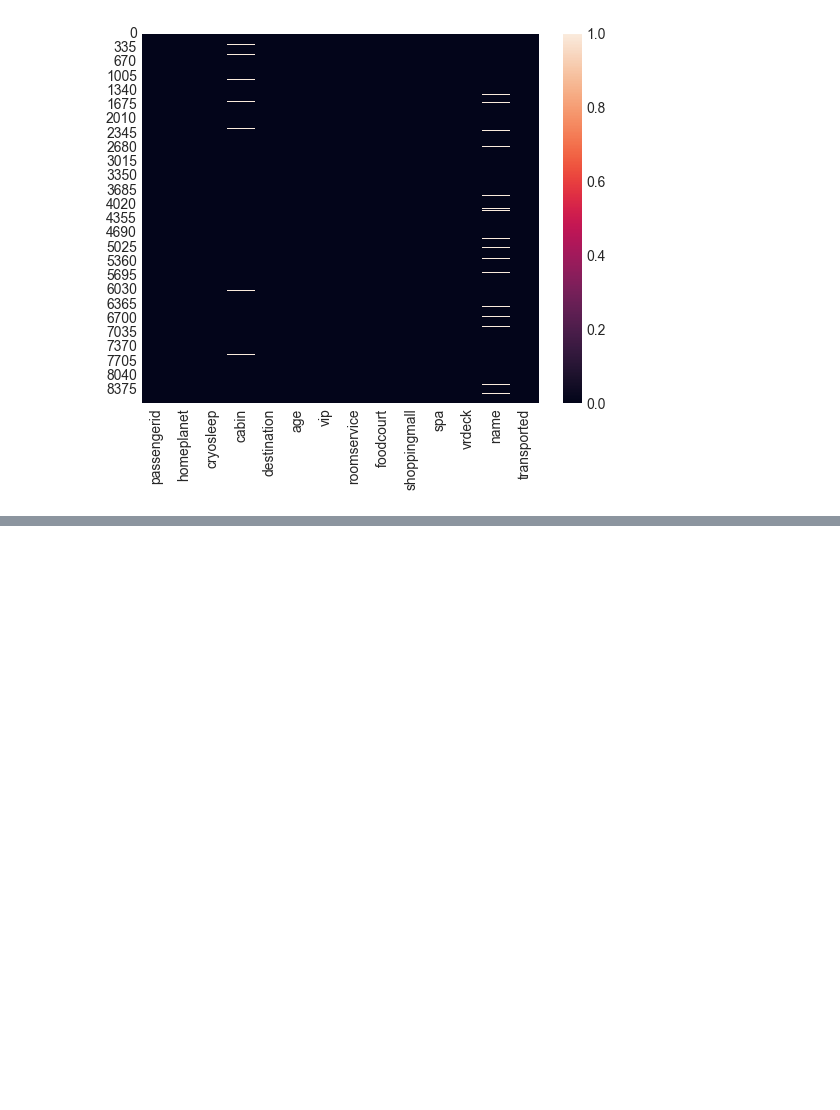
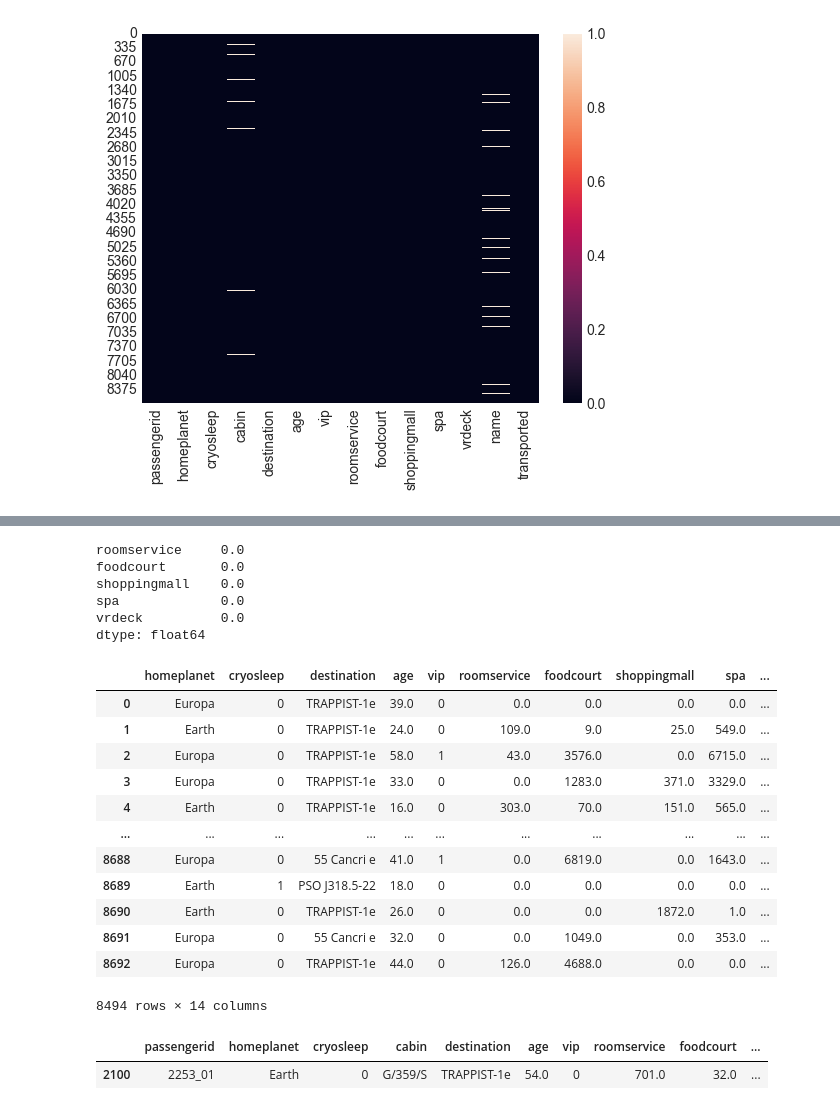
Before and after one commit to IamRaNo/SpaceShip-Titanic, a Jupyter notebook: SpaceShip Titanic Prediction.ipynb, the cells around one changed output, grey strips where cells are left out. Cells and saved outputs as stored; diff of their text form; code cells hidden in the pictures; blank space fills up the shorter version.

```diff
--- a/SpaceShip Titanic Prediction.ipynb
+++ b/SpaceShip Titanic Prediction.ipynb
@@ -557,0 +382,9 @@ Best score: 0.7972038263428992
+# %%
+data[data['cryosleep']==1][['roomservice','foodcourt','shoppingmall','spa', 'vrdeck']].sum()
+# %% [output]
+roomservice     0.0
+foodcourt       0.0
+shoppingmall    0.0
+spa             0.0
+vrdeck          0.0
+dtype: float64
@@ -557,0 +403,30 @@ Best score: 0.7972038263428992
+# %%
+def feature_engineering(data):
+    data=data.copy()
+    data.columns=data.columns.str.lower()
+    data['spent'] = np.where(
+    data['roomservice'] + data['foodcourt'] + data['shoppingmall'] + data['spa'] + data['vrdeck'] > 0,
+    1, 0)
+    data[['cabindeck','cabinside']]=data['cabin'].str.split("/",expand=True)[[0,2]]
+    return data.drop(columns=['cabin','passengerid','name'])
+# %%
+feature_engineering(data)
+# %% [output]
+|  | homeplanet | cryosleep | destination | age | vip | roomservice | foodcourt | shoppingmall | spa | ... |
+| 0 | Europa | 0 | TRAPPIST-1e | 39.0 | 0 | 0.0 | 0.0 | 0.0 | 0.0 | ... |
+| 1 | Earth | 0 | TRAPPIST-1e | 24.0 | 0 | 109.0 | 9.0 | 25.0 | 549.0 | ... |
+| 2 | Europa | 0 | TRAPPIST-1e | 58.0 | 1 | 43.0 | 3576.0 | 0.0 | 6715.0 | ... |
+| 3 | Europa | 0 | TRAPPIST-1e | 33.0 | 0 | 0.0 | 1283.0 | 371.0 | 3329.0 | ... |
+| 4 | Earth | 0 | TRAPPIST-1e | 16.0 | 0 | 303.0 | 70.0 | 151.0 | 565.0 | ... |
+| ... | ... | ... | ... | ... | ... | ... | ... | ... | ... | ... |
+| 8688 | Europa | 0 | 55 Cancri e | 41.0 | 1 | 0.0 | 6819.0 | 0.0 | 1643.0 | ... |
+| 8689 | Earth | 1 | PSO J318.5-22 | 18.0 | 0 | 0.0 | 0.0 | 0.0 | 0.0 | ... |
+| 8690 | Earth | 0 | TRAPPIST-1e | 26.0 | 0 | 0.0 | 0.0 | 1872.0 | 1.0 | ... |
+| 8691 | Europa | 0 | 55 Cancri e | 32.0 | 0 | 0.0 | 1049.0 | 0.0 | 353.0 | ... |
+| 8692 | Europa | 0 | TRAPPIST-1e | 44.0 | 0 | 126.0 | 4688.0 | 0.0 | 0.0 | ... |
+8494 rows × 14 columns
+# %%
+data.sample(1)
+# %% [output]
+|  | passengerid | homeplanet | cryosleep | cabin | destination | age | vip | roomservice | foodcourt | ... |
+| 2100 | 2253_01 | Earth | 0 | G/359/S | TRAPPIST-1e | 54.0 | 0 | 701.0 | 32.0 | ... |
```
Also changed, not shown: parts of 48 cells of this notebook, 1 other file.
